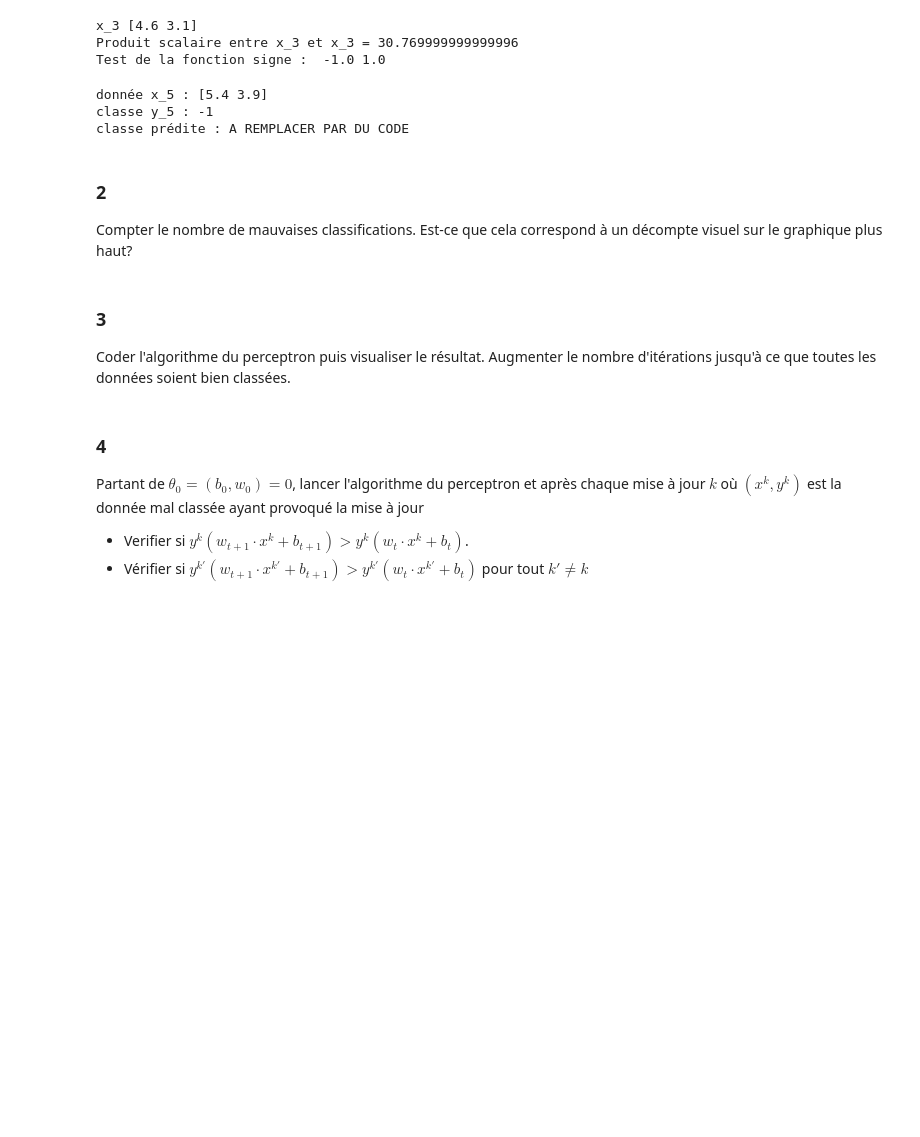
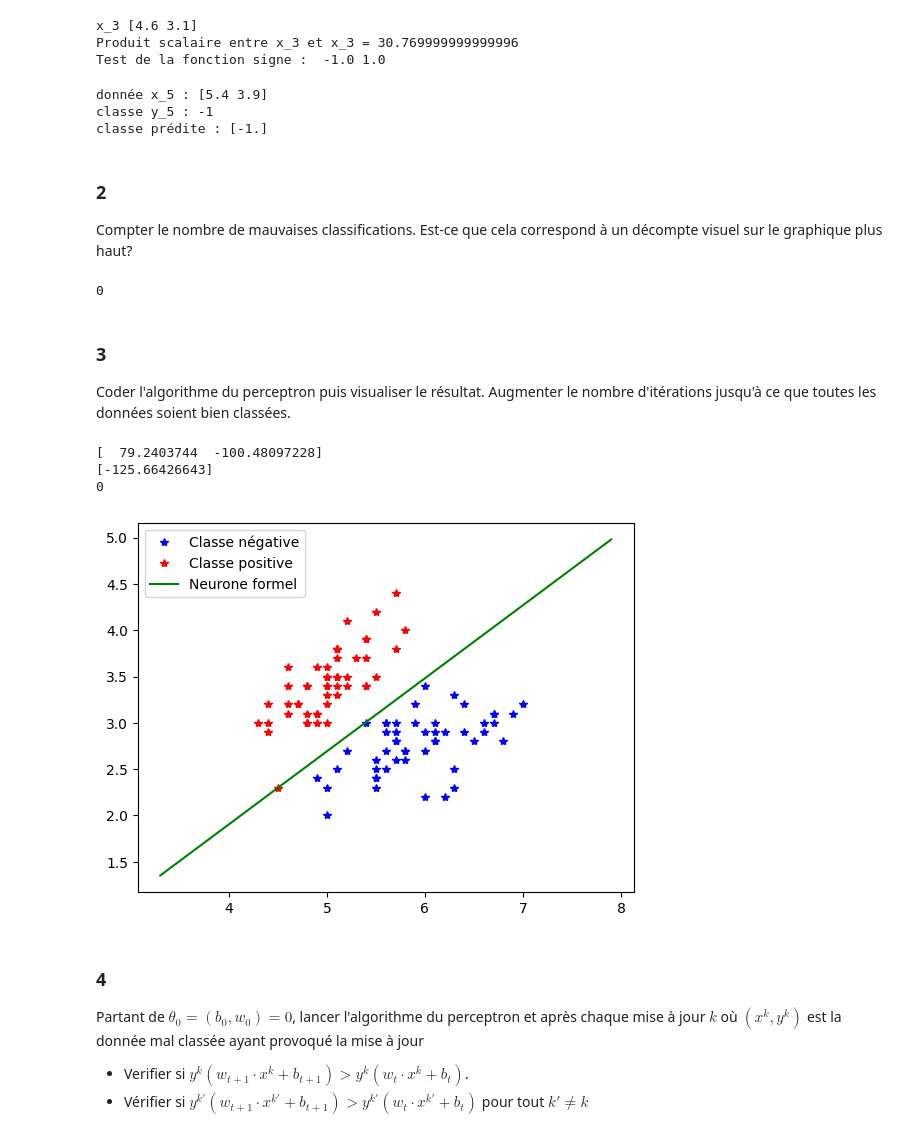
Before and after one commit to AymanBard/MachineLearningOption, a Jupyter notebook: [01]_perceptron.ipynb, the cells around one changed output. Cells and saved outputs as stored; diff of their text form; code cells hidden in the pictures; blank space fills up the shorter version.

```diff
--- a/[01]_perceptron.ipynb
+++ b/[01]_perceptron.ipynb
@@ -122,20 +122,54 @@ Produit scalaire entre x_3 et x_3 = 30.769999999999996
 Test de la fonction signe :  -1.0 1.0
 # %%
 i = 5
-prediction_xi = 'A REMPLACER PAR DU CODE'
+prediction_xi = np.sign(np.dot(attributs[i],w)+b)
 print(f'donnée x_{i} : {attributs[i]}')
 print(f'classe y_{i} : {classes[i]}')
 print(f'classe prédite : {prediction_xi}')
 # %% [output]
 donnée x_5 : [5.4 3.9]
 classe y_5 : -1
-classe prédite : A REMPLACER PAR DU CODE
+classe prédite : [-1.]
 # %% [markdown]
 ### 2
 Compter le nombre de mauvaises classifications. Est-ce que cela correspond à un décompte visuel sur le graphique plus haut?
+# %%
+def nombre_err():
+  nombre_err = 0
+  for i in range(100):
+    if (np.sign(np.dot(attributs[i],w)+b) != classes[i] != classes[i]):
+      nombre_err += 1
+  return nombre_err
+
+print(nombre_err())
+# %% [output]
+0
 # %% [markdown]
 ### 3
 Coder l'algorithme du perceptron puis visualiser le résultat. Augmenter le nombre d'itérations jusqu'à ce que toutes les données soient bien classées.
+# %%
+for y in range(2000):
+  for i in range(100):
+    if (np.sign(np.dot(attributs[i],w)+b) != classes[i]):
+      w = w + classes[i]*attributs[i] # w = w + yixi
+      b = b + classes[i] # b = b + yi
+print(w)
+print(b)
+print(nombre_err())
+
+# On visualise les données et la ligne séparatrice produite par le neurone formel
+plt.plot(attributs[pos_class, 0], attributs[pos_class, 1], '*b')
+plt.plot(attributs[~pos_class, 0], attributs[~pos_class, 1], '*r')
+o = np.arange(np.min(attributs[:, 0]) - 1, np.max(attributs[:, 0]) + 1, .1)
+a = -(w[0] * o + b) / w[1]
+plt.plot(o, a, '-g')
+plt.legend(['Classe négative', 'Classe positive', 'Neurone formel'])
+plt.show()
+# %% [output]
+[  79.2403744  -100.48097228]
+[-125.66426643]
+0
+[figure, added]
 # %% [markdown]
 ### 4
 
```
Also changed, not shown: parts of 1 cell of this notebook.
